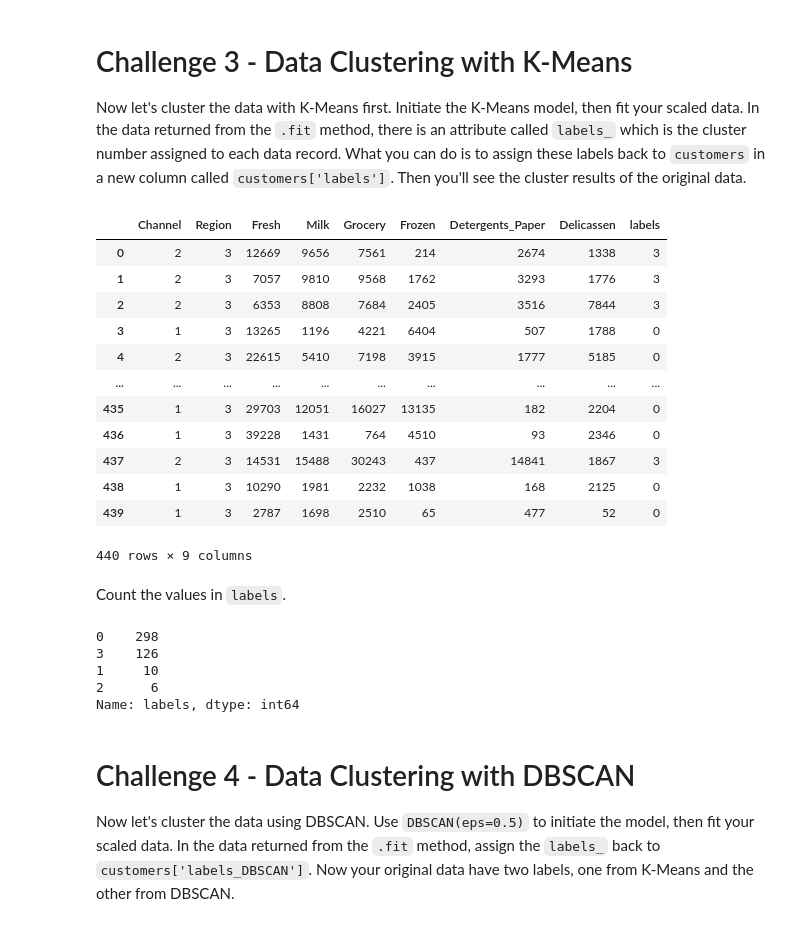
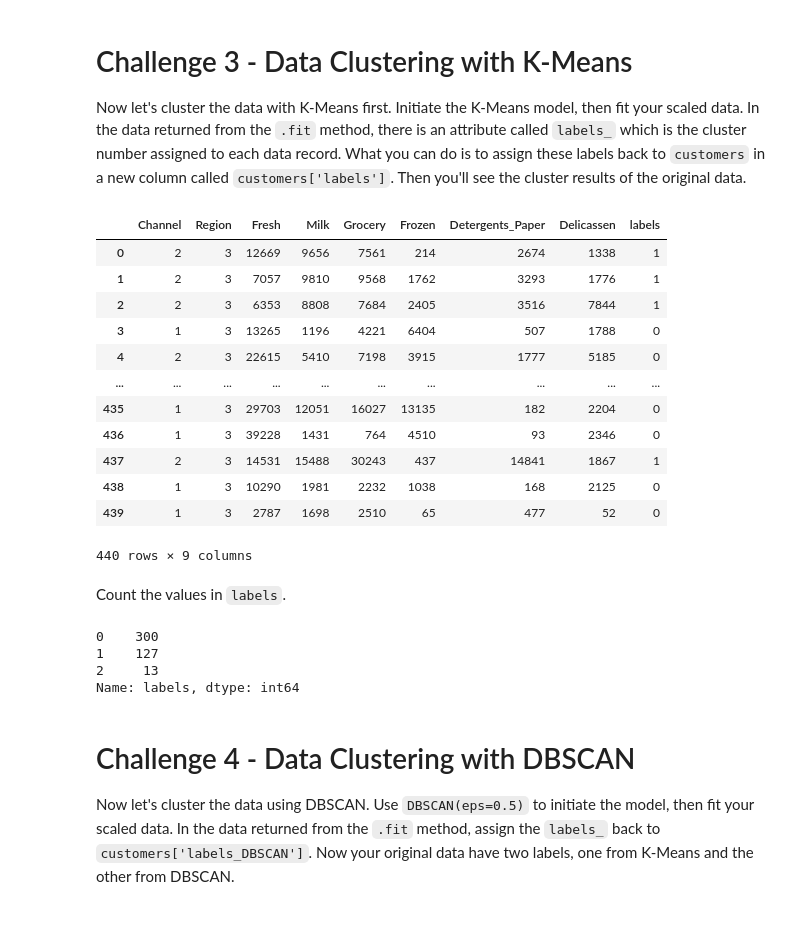
Before and after one commit to ironhack-datalabs/datamad1019, a Jupyter notebook: module-3/lab-unsupervised-learning/your-code/main.ipynb, the cells around one changed output. Cells and saved outputs as stored; diff of their text form; code cells hidden in the pictures.

```diff
--- a/module-3/lab-unsupervised-learning/your-code/main.ipynb
+++ b/module-3/lab-unsupervised-learning/your-code/main.ipynb
@@ -184,22 +184,22 @@ Now let's cluster the data with K-Means first. Initiate the K-Means model, then
 # %%
 # Your code here:
 from sklearn.cluster import KMeans
 X = customers_scale
-model_KM = KMeans(n_clusters = 4)
+model_KM = KMeans(n_clusters = 3)
 model_KM.fit(X)
 customers['labels']= model_KM.labels_
 customers
 # %% [output]
 |  | Channel | Region | Fresh | Milk | Grocery | Frozen | Detergents_Paper | Delicassen | labels |
-| 0 | 2 | 3 | 12669 | 9656 | 7561 | 214 | 2674 | 1338 | 3 |
-| 1 | 2 | 3 | 7057 | 9810 | 9568 | 1762 | 3293 | 1776 | 3 |
-| 2 | 2 | 3 | 6353 | 8808 | 7684 | 2405 | 3516 | 7844 | 3 |
+| 0 | 2 | 3 | 12669 | 9656 | 7561 | 214 | 2674 | 1338 | 1 |
+| 1 | 2 | 3 | 7057 | 9810 | 9568 | 1762 | 3293 | 1776 | 1 |
+| 2 | 2 | 3 | 6353 | 8808 | 7684 | 2405 | 3516 | 7844 | 1 |
 | 3 | 1 | 3 | 13265 | 1196 | 4221 | 6404 | 507 | 1788 | 0 |
 | 4 | 2 | 3 | 22615 | 5410 | 7198 | 3915 | 1777 | 5185 | 0 |
 | ... | ... | ... | ... | ... | ... | ... | ... | ... | ... |
 | 435 | 1 | 3 | 29703 | 12051 | 16027 | 13135 | 182 | 2204 | 0 |
 | 436 | 1 | 3 | 39228 | 1431 | 764 | 4510 | 93 | 2346 | 0 |
-| 437 | 2 | 3 | 14531 | 15488 | 30243 | 437 | 14841 | 1867 | 3 |
+| 437 | 2 | 3 | 14531 | 15488 | 30243 | 437 | 14841 | 1867 | 1 |
 | 438 | 1 | 3 | 10290 | 1981 | 2232 | 1038 | 168 | 2125 | 0 |
 | 439 | 1 | 3 | 2787 | 1698 | 2510 | 65 | 477 | 52 | 0 |
 440 rows × 9 columns
@@ -209,10 +209,9 @@ Count the values in `labels`.
 # Your code here:
 customers.labels.value_counts()
 # %% [output]
-0    298
-3    126
-1     10
-2      6
+0    300
+1    127
+2     13
 Name: labels, dtype: int64
 # %% [markdown]
 # Challenge 4 - Data Clustering with DBSCAN
```
Also changed, not shown: parts of 10 cells of this notebook.
